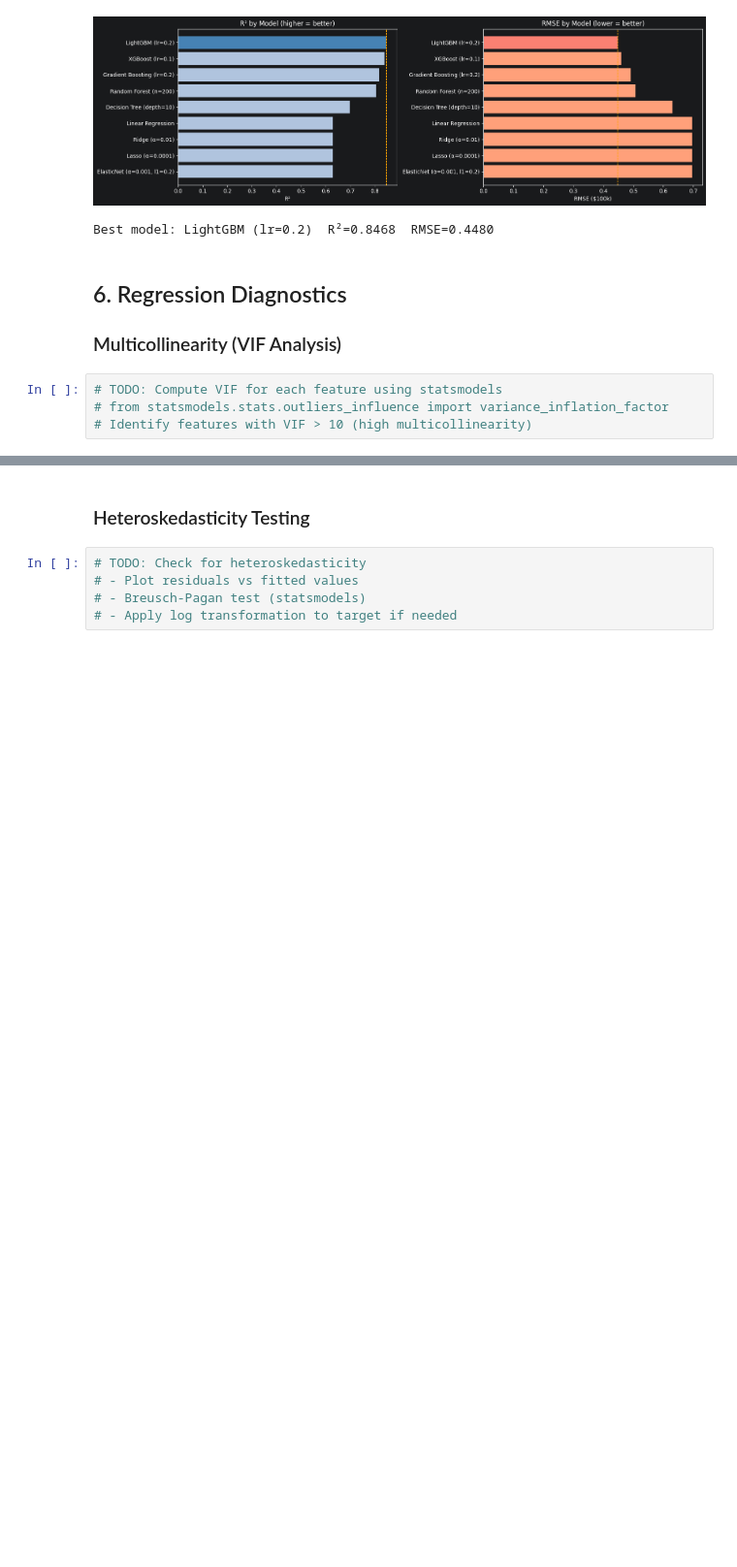
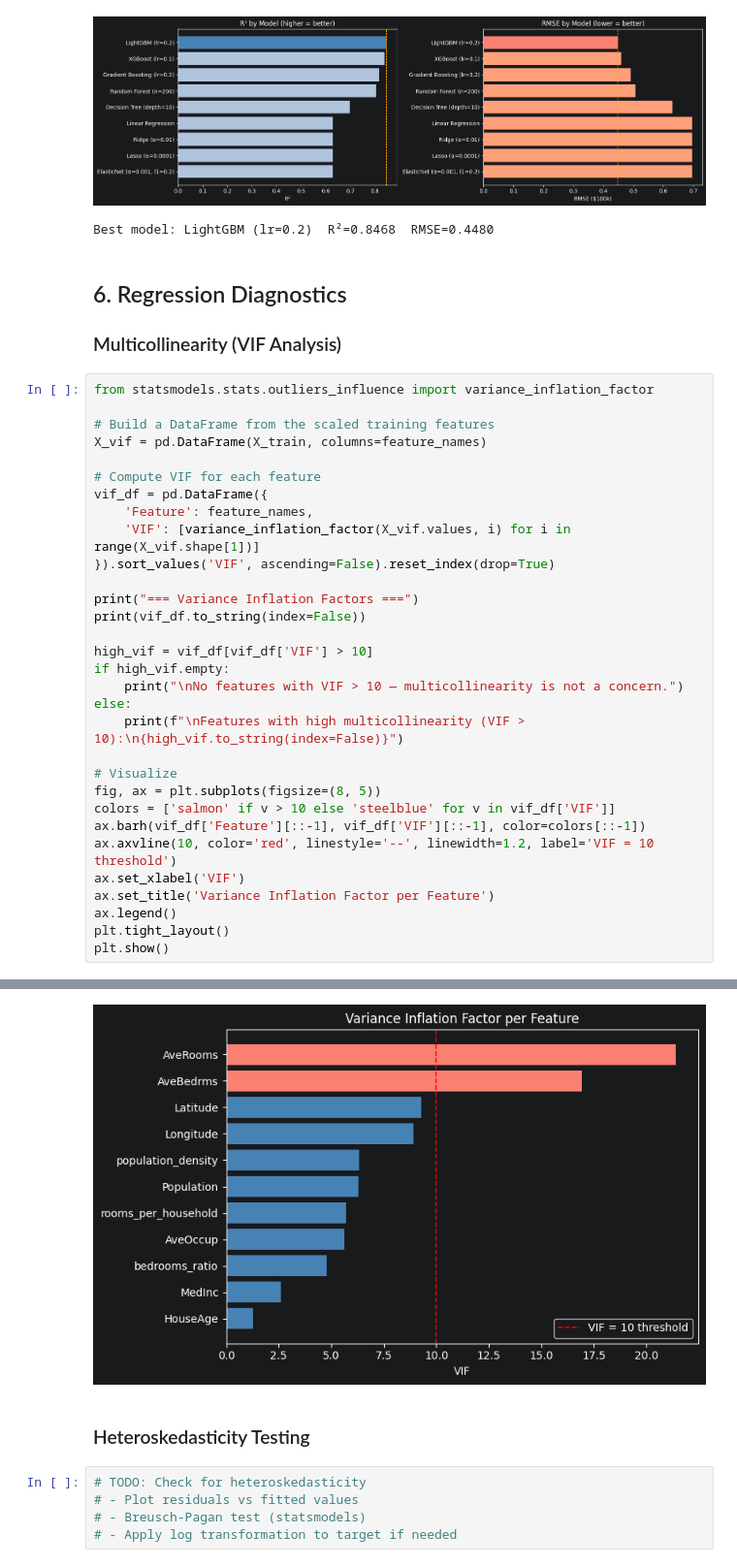
Before and after one commit to DigiCrome-Academy/real-estate-prediction-bnelsonemail, a Jupyter notebook: notebooks/01_regression_modeling.ipynb, the cells around one changed output, grey strips where cells are left out. Shown: that part at 97% size. Saved outputs shown, nothing was run; the diff lists cells and outputs as text; blank space fills up the shorter version.

Commit message:
notebooks(regression): implemented multicollinearity (VIF Analysis) in regression diagnostics

```diff
--- a/notebooks/01_regression_modeling.ipynb
+++ b/notebooks/01_regression_modeling.ipynb
@@ -453,7 +453,35 @@ Best model: LightGBM (lr=0.2)  R²=0.8468  RMSE=0.4480
 ## 6. Regression Diagnostics
 
 ### Multicollinearity (VIF Analysis)
-# %%
-# TODO: Compute VIF for each feature using statsmodels
-# from statsmodels.stats.outliers_influence import variance_inflation_factor
-# Identify features with VIF > 10 (high multicollinearity)
+# %%
+from statsmodels.stats.outliers_influence import variance_inflation_factor
+
+# Build a DataFrame from the scaled training features
+X_vif = pd.DataFrame(X_train, columns=feature_names)
+
+# Compute VIF for each feature
+vif_df = pd.DataFrame({
+    'Feature': feature_names,
+    'VIF': [variance_inflation_factor(X_vif.values, i) for i in range(X_vif.shape[1])]
+}).sort_values('VIF', ascending=False).reset_index(drop=True)
+
+print("=== Variance Inflation Factors ===")
+print(vif_df.to_string(index=False))
+
+high_vif = vif_df[vif_df['VIF'] > 10]
+if high_vif.empty:
+    print("\nNo features with VIF > 10 — multicollinearity is not a concern.")
+else:
+    print(f"\nFeatures with high multicollinearity (VIF > 10):\n{high_vif.to_string(index=False)}")
+
+# Visualize
+fig, ax = plt.subplots(figsize=(8, 5))
+colors = ['salmon' if v > 10 else 'steelblue' for v in vif_df['VIF']]
+ax.barh(vif_df['Feature'][::-1], vif_df['VIF'][::-1], color=colors[::-1])
+ax.axvline(10, color='red', linestyle='--', linewidth=1.2, label='VIF = 10 threshold')
+ax.set_xlabel('VIF')
+ax.set_title('Variance Inflation Factor per Feature')
+ax.legend()
+plt.tight_layout()
+plt.show()
+# %% [output]
@@ -460,3 +506,4 @@ Best model: LightGBM (lr=0.2)  R²=0.8468  RMSE=0.4480
+[figure, added]
 # %% [markdown]
 ### Heteroskedasticity Testing
 # %%
```
Also changed, not shown: parts of 1 cell of this notebook.
